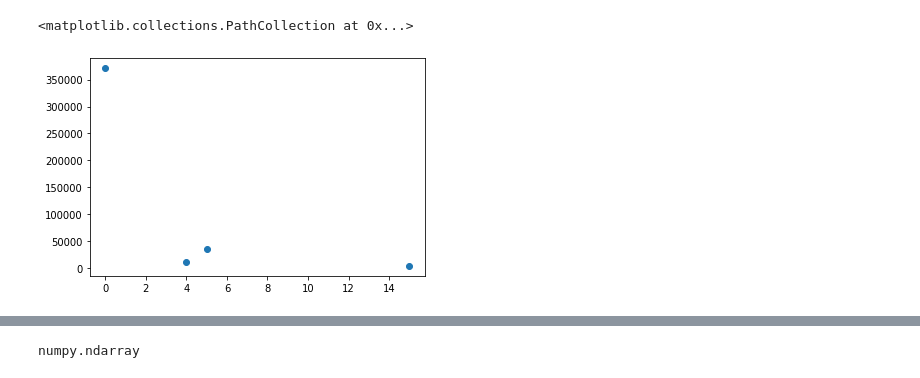
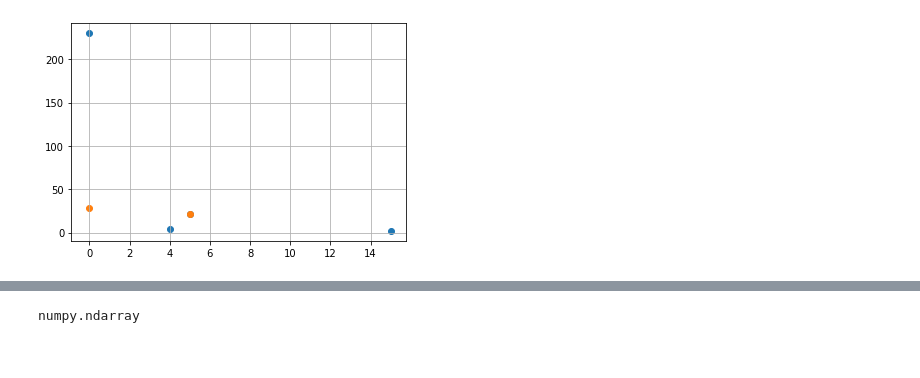
Before and after one commit to chiara-rizzi/track_time, a Jupyter notebook: test_training.ipynb, the cells around one changed output, grey strips where cells are left out. Saved outputs shown, nothing was run; the diff lists cells and outputs as text; code cells hidden in the pictures.

```diff
--- a/test_training.ipynb
+++ b/test_training.ipynb
@@ -32,4 +34,4 @@ def check_null(df):
         if df[col].isna().sum() >0:
             print(col, ':', df[col].isna().sum())
 # %%
-df_original = pd.read_csv('../input/output_print_1683.csv')
+df_original = pd.read_csv('../input/output.csv')
@@ -44,3 +81,12 @@ n_trk_used = 10
 df_original = df_original[df_original['flav'].notna()]
 # %%
 # check_null(df)
+# %%
+# do not consider PU jets
+df = df_original[(df_original['truth_match']>0) & (df_original['quark_match']>0)]
+# keep jets with pt>20 GeV, 2.5<eta<4
+df = df[(df['jet_pt']>20) & (df['jet_eta']>2.4) & (df['jet_eta']<4)]
+#df = df_original[(df_original['ele_match']<1)]
+# for the moment I want to focus on b-vs-light --> keep only real light and b, and put target to flav=5
+df = df[(df['flav']==0) | (df['flav']==5) ]
+df['target'] = (df['flav'] == 5 ).astype(int)
@@ -47,5 +99,6 @@ df_original = df_original[df_original['flav'].notna()]
 # %%
 plt.scatter(df_original['flav'].value_counts().index, df_original['flav'].value_counts())
+plt.scatter(df['flav'].value_counts().index, df['flav'].value_counts())
+plt.grid(True)
 # %% [output]
-<matplotlib.collections.PathCollection at 0x...>
-[figure, old version]
+[figure, new version]
```
Also changed, not shown: parts of 24 cells of this notebook, 1 other file.
